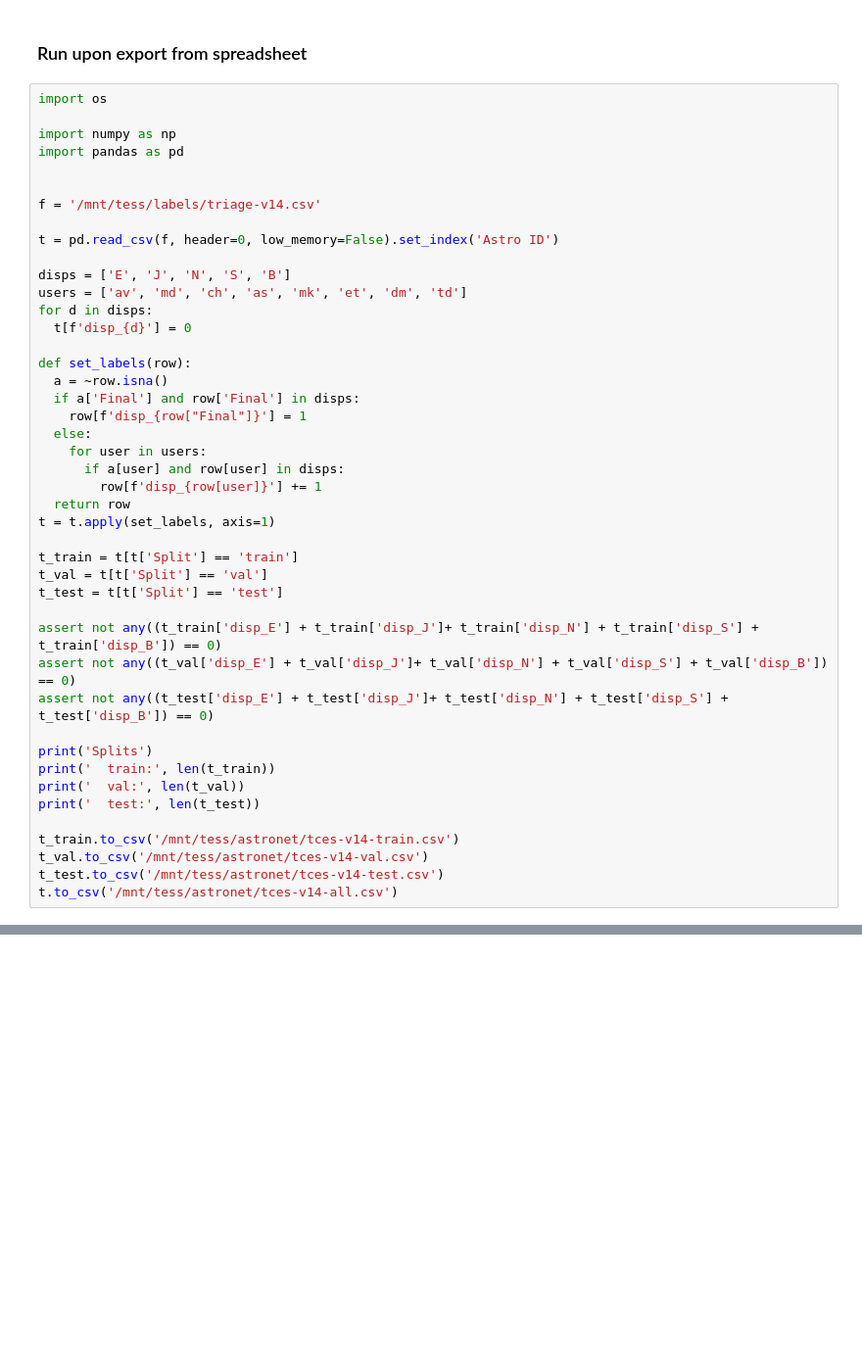
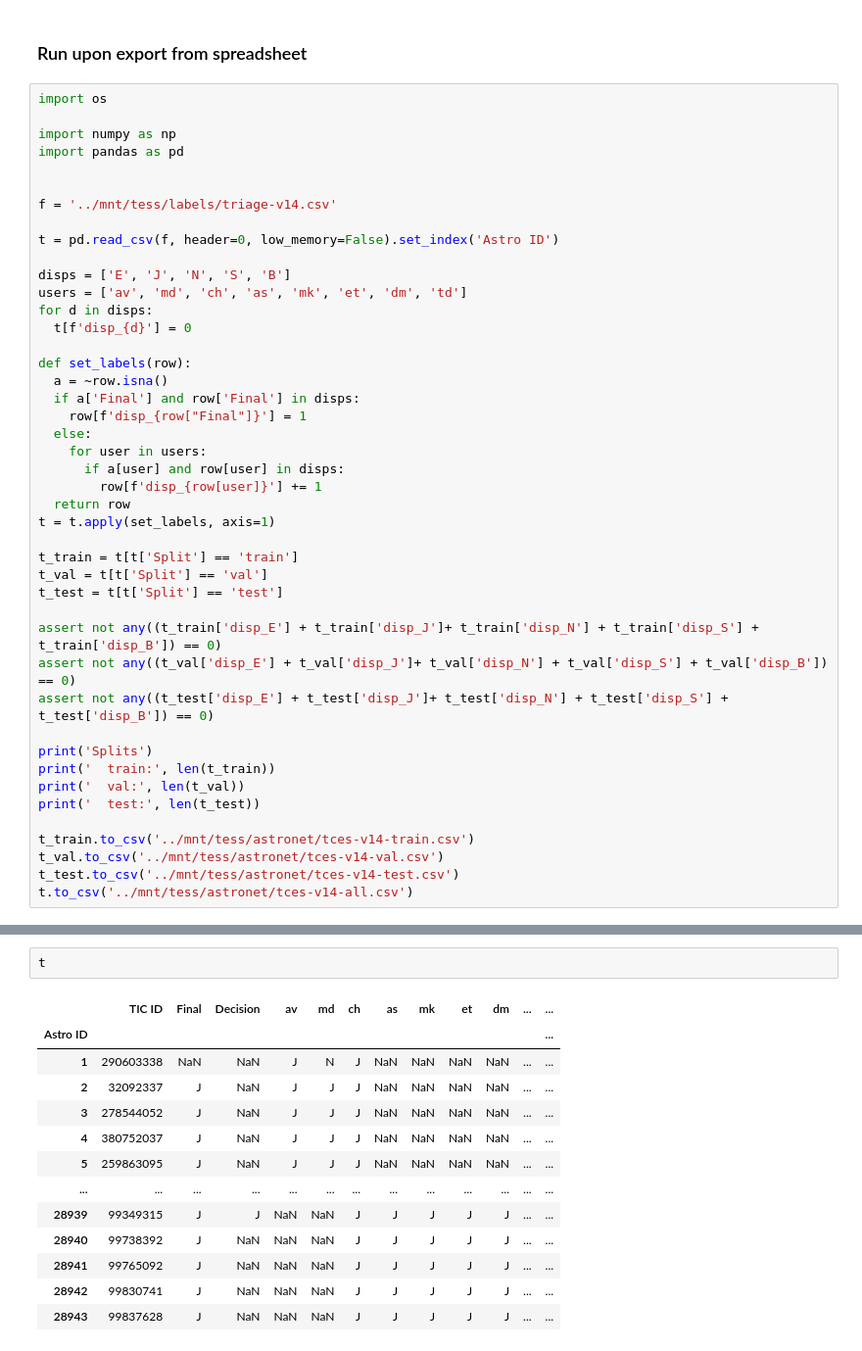
Before and after one commit to mit-kavli-institute/astronet-triage, a Jupyter notebook: Preprocess.ipynb, the cells around one changed output, grey strips where cells are left out. Shown at 98% size. Saved outputs shown, nothing was run; the diff lists cells and outputs as text; blank space fills up the shorter version.

```diff
--- a/Preprocess.ipynb
+++ b/Preprocess.ipynb
@@ -7,7 +7,7 @@ import numpy as np
 import pandas as pd
 
 
-f = '/mnt/tess/labels/triage-v14.csv'
+f = '../mnt/tess/labels/triage-v14.csv'
 
 t = pd.read_csv(f, header=0, low_memory=False).set_index('Astro ID')
 
@@ -40,7 +40,7 @@ print('  train:', len(t_train))
 print('  val:', len(t_val))
 print('  test:', len(t_test))
 
-t_train.to_csv('/mnt/tess/astronet/tces-v14-train.csv')
-t_val.to_csv('/mnt/tess/astronet/tces-v14-val.csv')
-t_test.to_csv('/mnt/tess/astronet/tces-v14-test.csv')
-t.to_csv('/mnt/tess/astronet/tces-v14-all.csv')
+t_train.to_csv('../mnt/tess/astronet/tces-v14-train.csv')
+t_val.to_csv('../mnt/tess/astronet/tces-v14-val.csv')
+t_test.to_csv('../mnt/tess/astronet/tces-v14-test.csv')
+t.to_csv('../mnt/tess/astronet/tces-v14-all.csv')
@@ -46,0 +52,16 @@ t.to_csv('/mnt/tess/astronet/tces-v14-all.csv')
+# %%
+t
+# %% [output]
+|  | TIC ID | Final | Decision | av | md | ch | as | mk | et | dm | ... | ... |
+| Astro ID |  |  |  |  |  |  |  |  |  |  |  | ... |
+| 1 | 290603338 | NaN | NaN | J | N | J | NaN | NaN | NaN | NaN | ... | ... |
+| 2 | 32092337 | J | NaN | J | J | J | NaN | NaN | NaN | NaN | ... | ... |
+| 3 | 278544052 | J | NaN | J | J | J | NaN | NaN | NaN | NaN | ... | ... |
+| 4 | 380752037 | J | NaN | J | J | J | NaN | NaN | NaN | NaN | ... | ... |
+| 5 | 259863095 | J | NaN | J | J | J | NaN | NaN | NaN | NaN | ... | ... |
+| ... | ... | ... | ... | ... | ... | ... | ... | ... | ... | ... | ... | ... |
+| 28939 | 99349315 | J | J | NaN | NaN | J | J | J | J | J | ... | ... |
+| 28940 | 99738392 | J | NaN | NaN | NaN | J | J | J | J | J | ... | ... |
+| 28941 | 99765092 | J | NaN | NaN | NaN | J | J | J | J | J | ... | ... |
+| 28942 | 99830741 | J | NaN | NaN | NaN | J | J | J | J | J | ... | ... |
+| 28943 | 99837628 | J | NaN | NaN | NaN | J | J | J | J | J | ... | ... |
```
Also changed, not shown: parts of 5 cells of this notebook, 12 other files.
